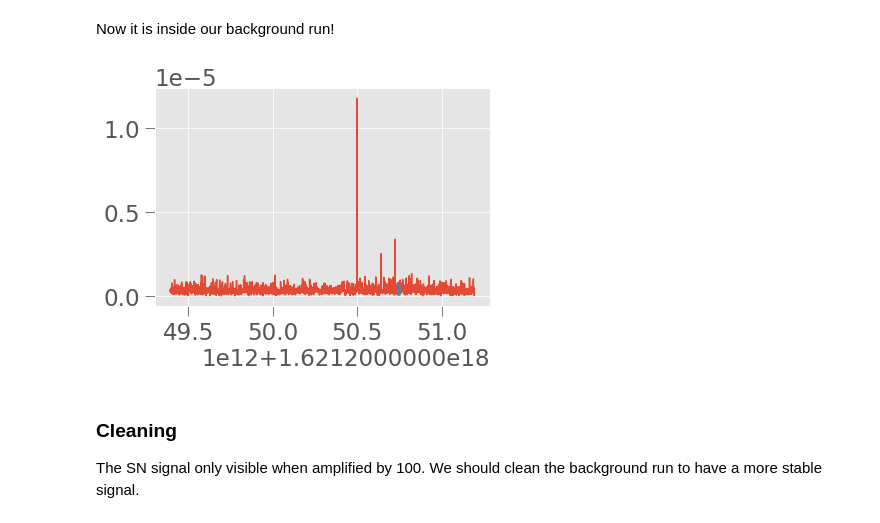
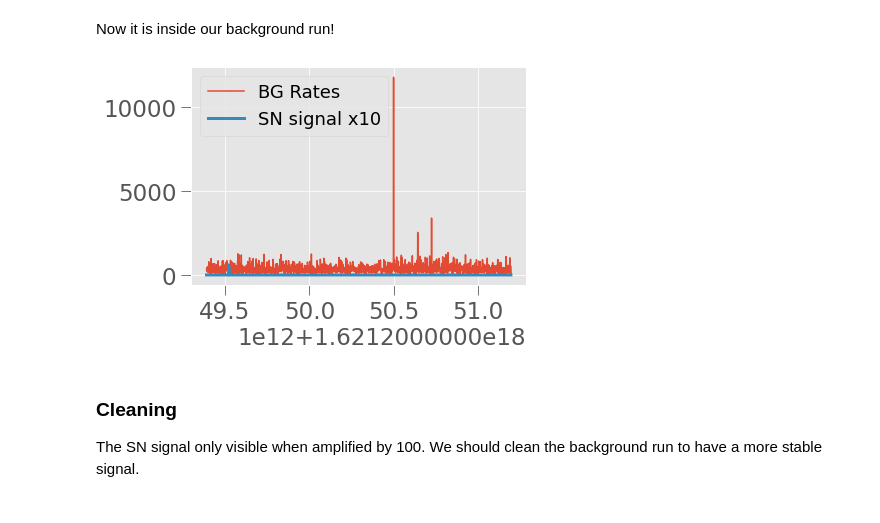
Before and after one commit to XENONnT/multimessenger, a Jupyter notebook: notebooks/SN_signal_shape.ipynb, the cells around one changed output. Saved outputs shown, nothing was run; the diff lists cells and outputs as text; code cells hidden in the pictures.

```diff
--- a/notebooks/SN_signal_shape.ipynb
+++ b/notebooks/SN_signal_shape.ipynb
@@ -57,9 +46,8 @@ event_info = st.get_df(rid, 'event_info')
 # %%
 st.set_config(dict(nearby_window=5e8))
-st.set_config(dict(fax_config_override=dict(field_distortion_on=False)))
-st.set_config(dict(fax_file=f'/dali/lgrandi/melih/sn_wfsim/instructions/single_SN.csv'))
-rid_single = 'sn_simple'
+# st.set_config(dict(fax_file=f'/dali/lgrandi/melih/sn_wfsim/instructions/single_SN.csv'))
 
+rid_single = 'SN_wfsimdata_01'
 print(f'---> Data for "{rid_single}" ')
 for kind in ['truth', 'raw_records', 'peaks', 'peak_basics']:
     click.echo(f'{kind:15s} is {click.style(" stored ", bold=True, bg="green") if st.is_stored(rid, kind) else click.style(" not stored ",bold=True,bg="red")}')
@@ -148,5 +96,5 @@ display_times(peak_basics_single['time'])
 # %% [markdown]
 We need to inject this inside the runs time interval.
 # %%
-signal = inject_in(peak_basics_single, peaks_run)
+signal = sn_utils.inject_in(peak_basics_single, peaks_run)
 # %%
@@ -158,14 +106,15 @@ display_times(signal['time'])
 0:00:00.000001 resolution
 # %% [markdown]
 Now it is inside our background run!
-# %%
-t_run, r_run = get_rate(peaks_run['time'])
-t_sn, r_sn = get_rate(signal['time'])
-
-plt.plot(t_run, r_run, label='BG Rates')
-plt.plot(t_sn, r_sn*10, label='SN signal x10', lw=3);
-# %% [output]
-[figure, removed]
+# %%
+r_run, t_run = sn_utils.compute_rate_within(peaks_run['time'], 1e9, peaks_run['time'].min(), peaks_run['time'].max())
+r_sn, t_sn = sn_utils.compute_rate_within(signal['time'], 1e9, peaks_run['time'].min(), peaks_run['time'].max())
+
+plt.plot(t_run[:-1], r_run, label='BG Rates')
+plt.plot(t_sn[:-1], r_sn*10, label='SN signal x10', lw=3);
+plt.legend(loc='upper left');
+# %% [output]
+[figure, added]
 # %% [markdown]
 ### Cleaning
 The SN signal only visible when amplified by 100. We should clean the background run to have a more stable signal.
```
Also changed, not shown: parts of 35 cells of this notebook, 2 other files.
